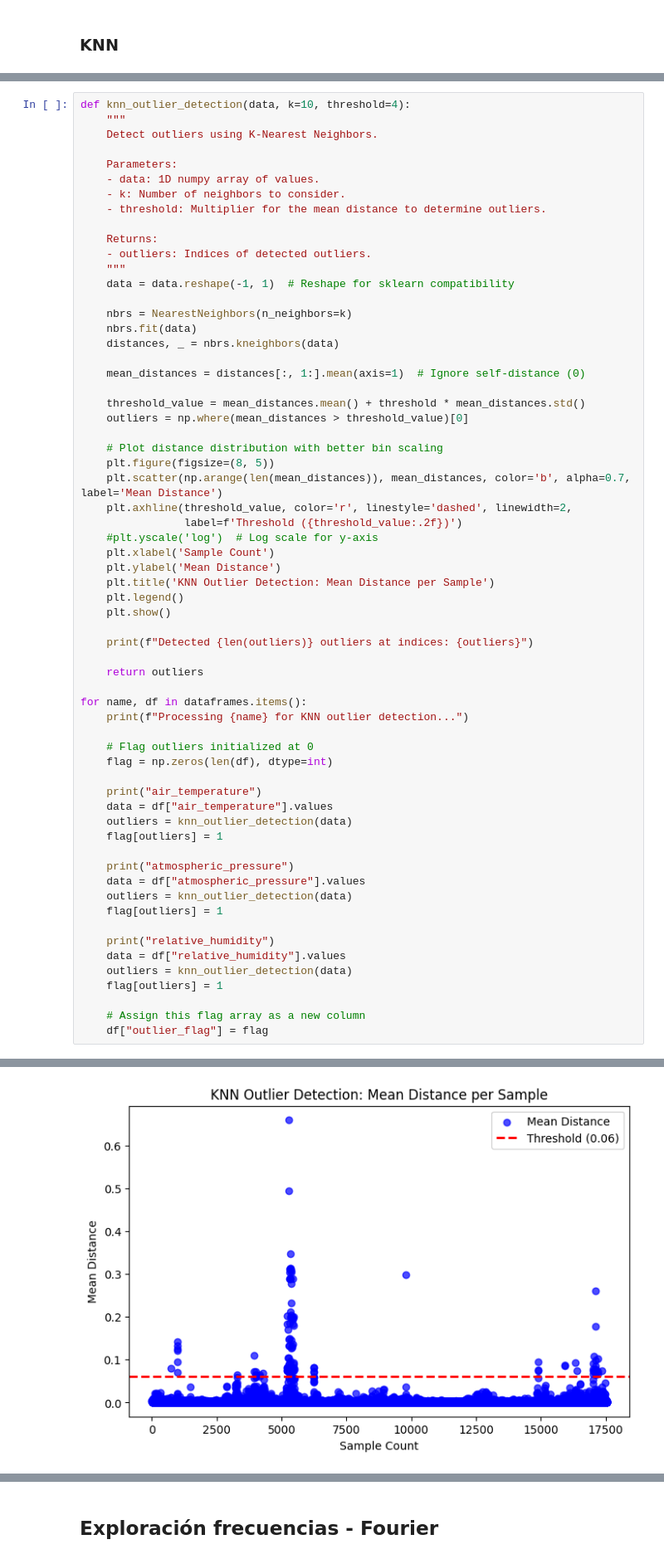
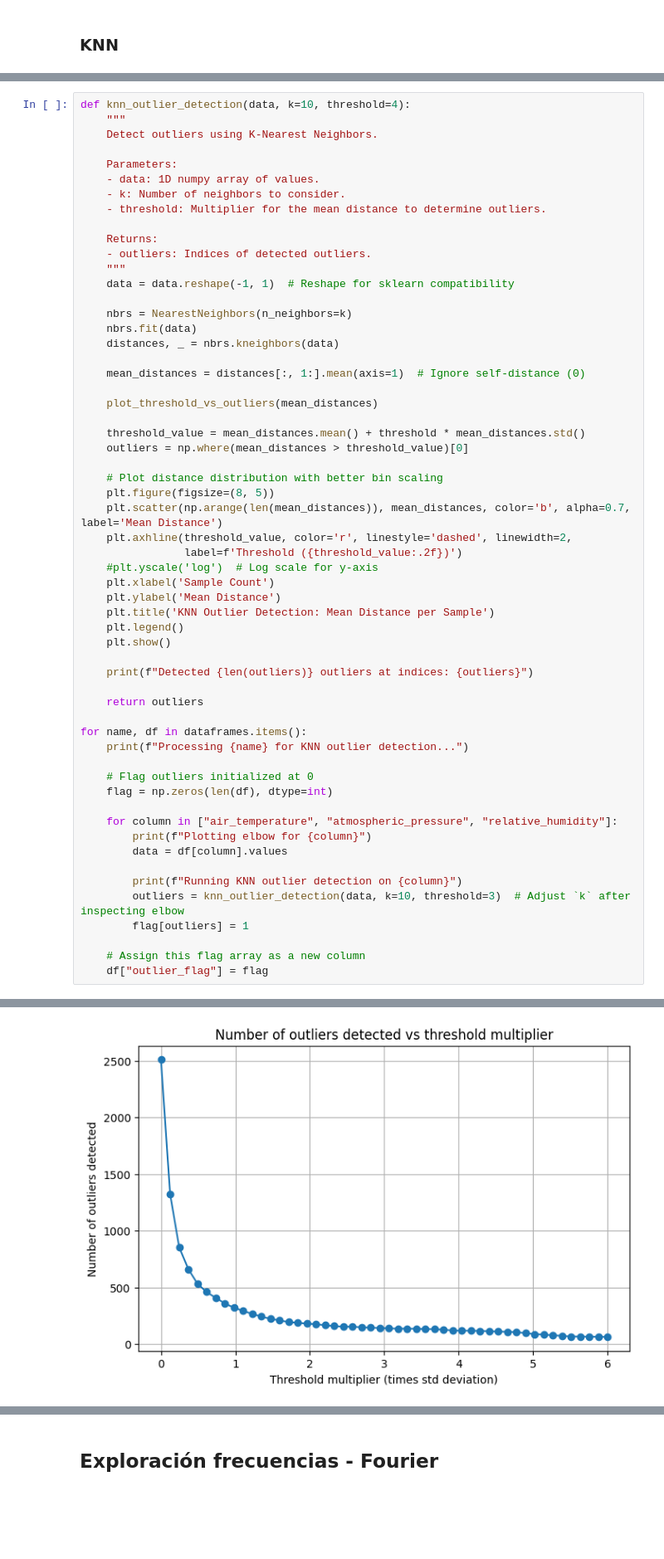
Before and after one commit to jose-r-morera/TFG_Time_Series_Forecast, a Jupyter notebook: 1_data_preprocessing/analisis_arona.ipynb, the cells around one changed output, grey strips where cells are left out. Shown at 83% size. Saved outputs shown, nothing was run; the diff lists cells and outputs as text; blank space fills up the shorter version.

```diff
--- a/1_data_preprocessing/analisis_arona.ipynb
+++ b/1_data_preprocessing/analisis_arona.ipynb
@@ -469,6 +498,8 @@ def knn_outlier_detection(data, k=10, threshold=4):
     distances, _ = nbrs.kneighbors(data)
 
     mean_distances = distances[:, 1:].mean(axis=1)  # Ignore self-distance (0)
+
+    plot_threshold_vs_outliers(mean_distances)
 
     threshold_value = mean_distances.mean() + threshold * mean_distances.std()
     outliers = np.where(mean_distances > threshold_value)[0]
@@ -495,20 +526,13 @@ for name, df in dataframes.items():
     # Flag outliers initialized at 0
     flag = np.zeros(len(df), dtype=int)
 
-    print("air_temperature")
-    data = df["air_temperature"].values
-    outliers = knn_outlier_detection(data)
-    flag[outliers] = 1
+    for column in ["air_temperature", "atmospheric_pressure", "relative_humidity"]:
+        print(f"Plotting elbow for {column}")
+        data = df[column].values
 
-    print("atmospheric_pressure")
-    data = df["atmospheric_pressure"].values
-    outliers = knn_outlier_detection(data)
-    flag[outliers] = 1
-
-    print("relative_humidity")
-    data = df["relative_humidity"].values
-    outliers = knn_outlier_detection(data)
-    flag[outliers] = 1
+        print(f"Running KNN outlier detection on {column}")
+        outliers = knn_outlier_detection(data, k=10, threshold=3)  # Adjust `k` after inspecting elbow
+        flag[outliers] = 1
 
     # Assign this flag array as a new column
     df["outlier_flag"] = flag
@@ -518 +543 @@ air_temperature
-[figure, old version]
+[figure, new version]
```
Also changed, not shown: parts of 3 cells of this notebook, 9 other files.
